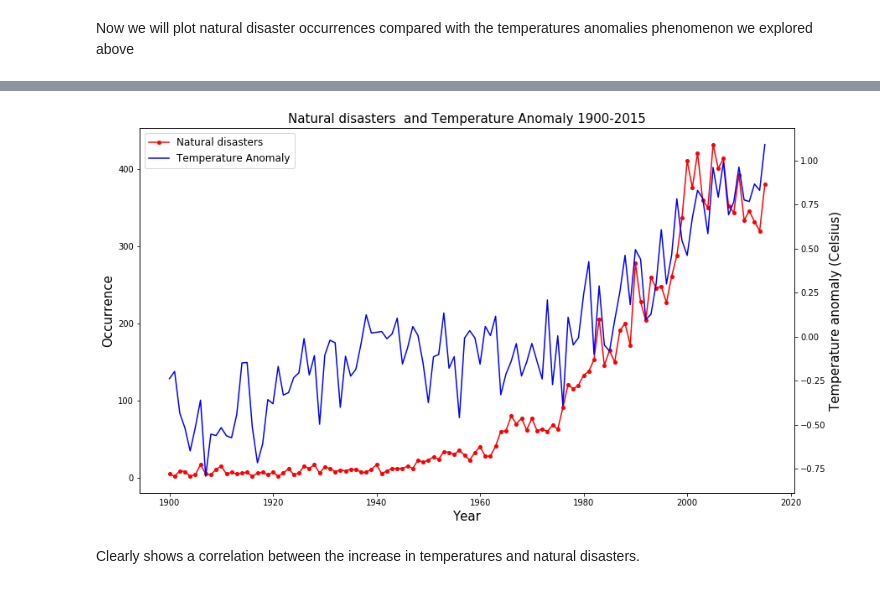
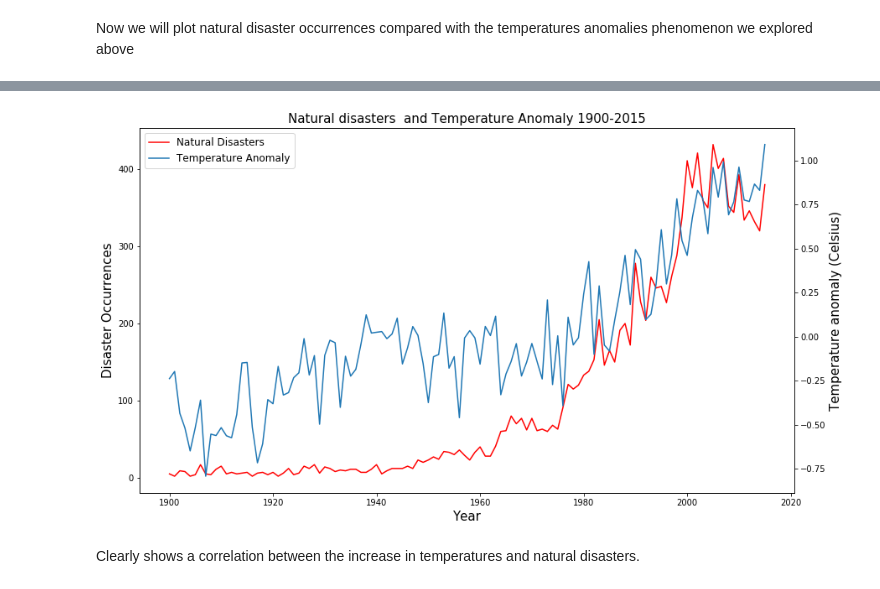
Before and after one commit to santamm/ClimateChange, a Jupyter notebook: Climate_Change_Hackaton.ipynb, the cells around one changed output, grey strips where cells are left out. Saved outputs shown, nothing was run; the diff lists cells and outputs as text; code cells hidden in the pictures.

```diff
--- a/Climate_Change_Hackaton.ipynb
+++ b/Climate_Change_Hackaton.ipynb
@@ -1075,8 +1075,7 @@ plt.show()
 # Natural disasters
 # Natural diasaster data is taken from https://ourworldindata.org/natural-disasters (data published by EMDAT (2019):
 # OFDA/CRED International Disaster Database, Université catholique de Louvain – Brussels – Belgium)
-orig_disaster_data = pd.read_csv('data/number-of-natural-disaster-events.csv')
-nat_disaster_df = orig_disaster_data.copy()
+nat_disaster_df = pd.read_csv('data/number-of-natural-disaster-events.csv')
 
 nat_disaster_df.head()
 # %% [output]
@@ -1191,8 +1182,3 @@ plt.show()
 While some of these plots might seem inconclusive, the data on flood and extreme weather shows a marked increase of these phenomenon in the last years
 # %% [markdown]
 Now we will plot natural disaster occurrences compared with the temperatures anomalies phenomenon we explored above
-# %%
-global_mean.head()
-
-#nat_disaster_df.loc[:2015, 'All natural disasters']
-global_mean[global_mean.year>=1900].set_index('year').TemperatureAnomaly
@@ -1213,22 +1185,27 @@ Name: TemperatureAnomaly, Length: 116, dtype: float64
 # %%
 # Plot all natural disasters occurrences and temperature anomaly for comparison
 fig, ax = plt.subplots(figsize = (14, 8))
 ax2 = ax.twinx()
 
-line1 = ax.plot(nat_disaster_df.loc[:2015, 'All natural disasters'], '-ro', markersize = 4, label = 'Natural disasters')
-line2 = ax2.plot(global_mean[global_mean.year>=1900].set_index('year').TemperatureAnomaly, 'b-', label = 'Temperature Anomaly')
+#line1 = ax.plot(nat_disaster_df.loc[:2015, 'All natural disasters'], '-ro', markersize = 4, label = 'Natural disasters')
+#line2 = ax2.plot(global_mean[global_mean.year>=1900].set_index('year').TemperatureAnomaly, 'b-', label = 'Temperature Anomaly')
+
+line1 = ax.plot(nat_disaster_df.loc[:2015, 'All natural disasters'], '-r', label = 'Natural Disasters')
+line2 = ax2.plot(global_mean[global_mean.year>=1900].set_index('year').TemperatureAnomaly, label = 'Temperature Anomaly')
+
+
 
 lines = line1 + line2
 labels = [l.get_label() for l in lines]
 
 plt.title('Natural disasters  and Temperature Anomaly 1900-2015', fontsize = 15)
 ax.set_xlabel('Year', fontsize = 15)
-ax.set_ylabel('Occurrence', fontsize = 15)
+ax.set_ylabel('Disaster Occurrences', fontsize = 15)
 ax2.set_ylabel('Temperature anomaly (Celsius)', fontsize = 15)
 ax.legend(lines, labels, loc = 0, prop = {'size': 12})
 
 plt.show()
 # %% [output]
-[figure, old version]
+[figure, new version]
 # %% [markdown]
 Clearly shows a correlation between the increase in temperatures and natural disasters.
```
Also changed, not shown: parts of 6 cells of this notebook.
